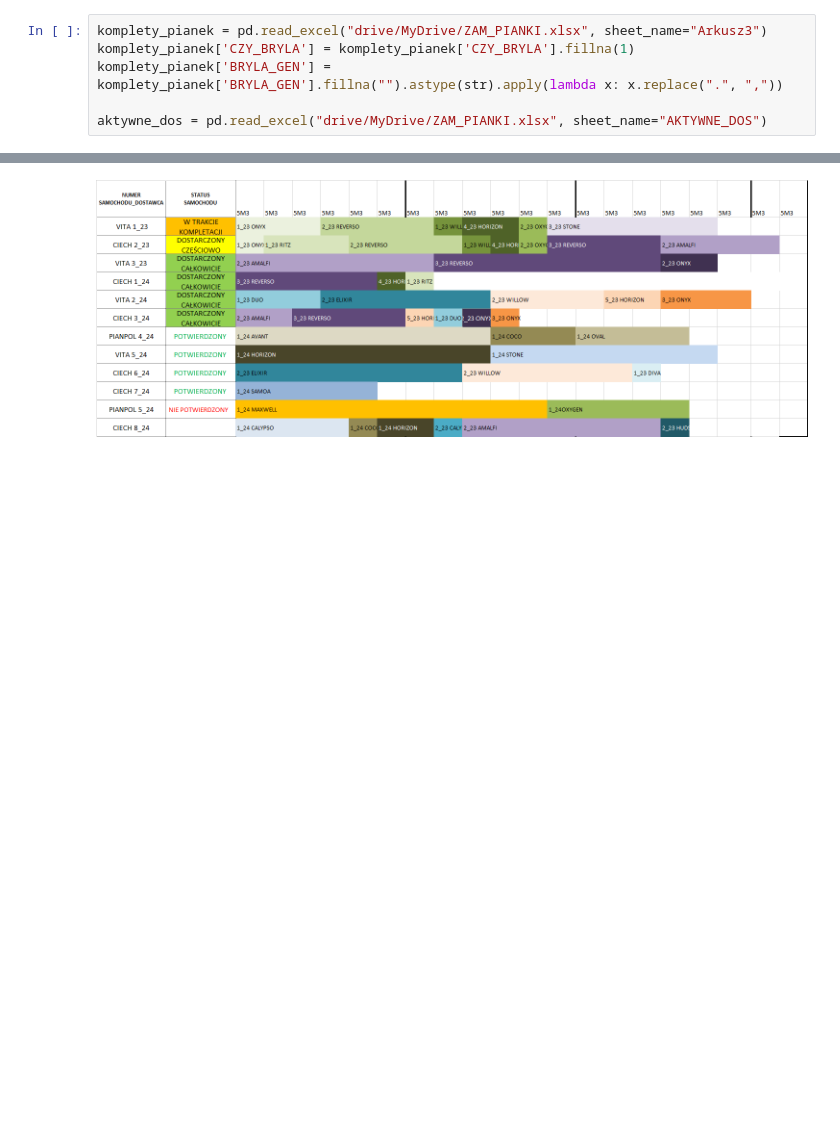
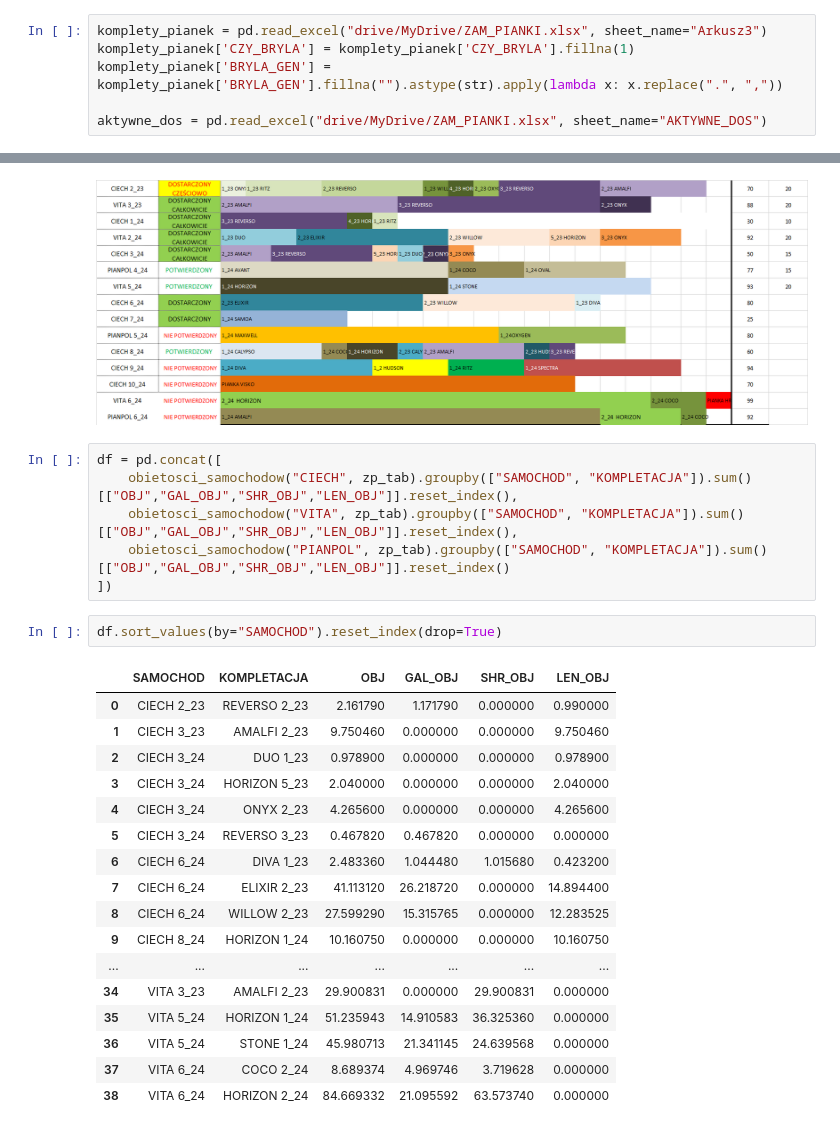
Before and after one commit to Mogarthron/Magazynier, a Jupyter notebook: DOSTAWY_PIANEK.ipynb, the cells around one changed output, grey strips where cells are left out. Cells and saved outputs as stored; diff of their text form; blank space fills up the shorter version.

```diff
--- a/DOSTAWY_PIANEK.ipynb
+++ b/DOSTAWY_PIANEK.ipynb
@@ -95,4 +140,30 @@ fig.show()
 [interactive output not drawn]
 [interactive output not drawn]
 # %% [markdown]
-![image.png](embedded-picture-1-old)
+![image.png](embedded-picture-1-new)
+# %%
+df = pd.concat([
+    obietosci_samochodow("CIECH", zp_tab).groupby(["SAMOCHOD", "KOMPLETACJA"]).sum()[["OBJ","GAL_OBJ","SHR_OBJ","LEN_OBJ"]].reset_index(),
+    obietosci_samochodow("VITA", zp_tab).groupby(["SAMOCHOD", "KOMPLETACJA"]).sum()[["OBJ","GAL_OBJ","SHR_OBJ","LEN_OBJ"]].reset_index(),
+    obietosci_samochodow("PIANPOL", zp_tab).groupby(["SAMOCHOD", "KOMPLETACJA"]).sum()[["OBJ","GAL_OBJ","SHR_OBJ","LEN_OBJ"]].reset_index()
+])
+# %%
+df.sort_values(by="SAMOCHOD").reset_index(drop=True)
+# %% [output]
+|  | SAMOCHOD | KOMPLETACJA | OBJ | GAL_OBJ | SHR_OBJ | LEN_OBJ |
+| 0 | CIECH 2_23 | REVERSO 2_23 | 2.161790 | 1.171790 | 0.000000 | 0.990000 |
+| 1 | CIECH 3_23 | AMALFI 2_23 | 9.750460 | 0.000000 | 0.000000 | 9.750460 |
+| 2 | CIECH 3_24 | DUO 1_23 | 0.978900 | 0.000000 | 0.000000 | 0.978900 |
+| 3 | CIECH 3_24 | HORIZON 5_23 | 2.040000 | 0.000000 | 0.000000 | 2.040000 |
+| 4 | CIECH 3_24 | ONYX 2_23 | 4.265600 | 0.000000 | 0.000000 | 4.265600 |
+| 5 | CIECH 3_24 | REVERSO 3_23 | 0.467820 | 0.467820 | 0.000000 | 0.000000 |
+| 6 | CIECH 6_24 | DIVA 1_23 | 2.483360 | 1.044480 | 1.015680 | 0.423200 |
+| 7 | CIECH 6_24 | ELIXIR 2_23 | 41.113120 | 26.218720 | 0.000000 | 14.894400 |
+| 8 | CIECH 6_24 | WILLOW 2_23 | 27.599290 | 15.315765 | 0.000000 | 12.283525 |
+| 9 | CIECH 8_24 | HORIZON 1_24 | 10.160750 | 0.000000 | 0.000000 | 10.160750 |
+| ... | ... | ... | ... | ... | ... | ... |
+| 34 | VITA 3_23 | AMALFI 2_23 | 29.900831 | 0.000000 | 29.900831 | 0.000000 |
+| 35 | VITA 5_24 | HORIZON 1_24 | 51.235943 | 14.910583 | 36.325360 | 0.000000 |
+| 36 | VITA 5_24 | STONE 1_24 | 45.980713 | 21.341145 | 24.639568 | 0.000000 |
+| 37 | VITA 6_24 | COCO 2_24 | 8.689374 | 4.969746 | 3.719628 | 0.000000 |
+| 38 | VITA 6_24 | HORIZON 2_24 | 84.669332 | 21.095592 | 63.573740 | 0.000000 |
```
Also changed, not shown: parts of 6 cells of this notebook.
